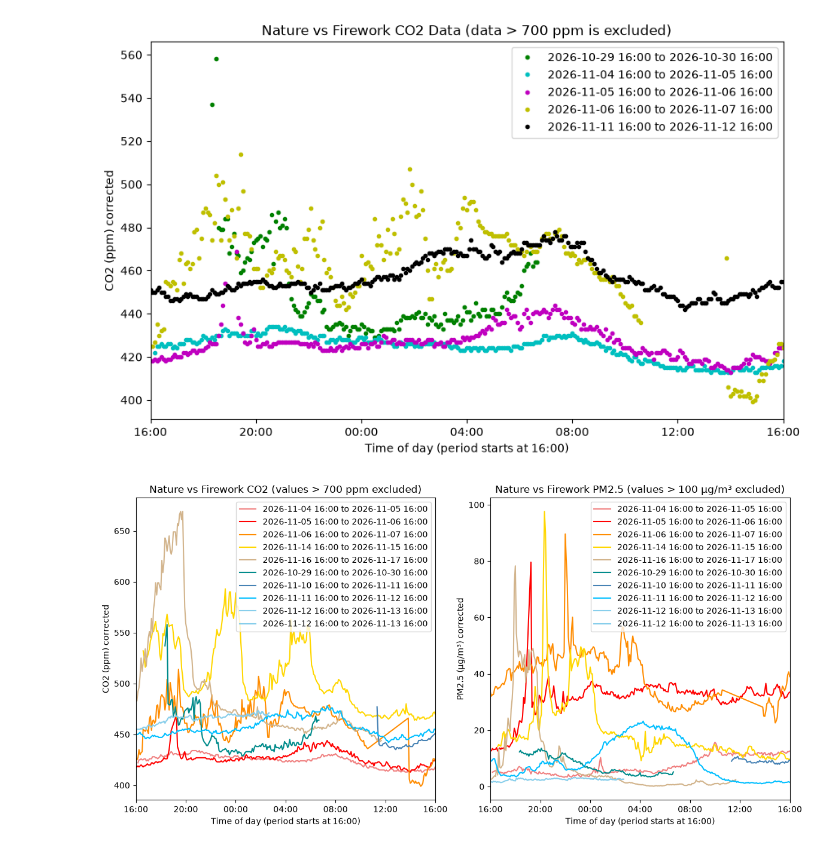
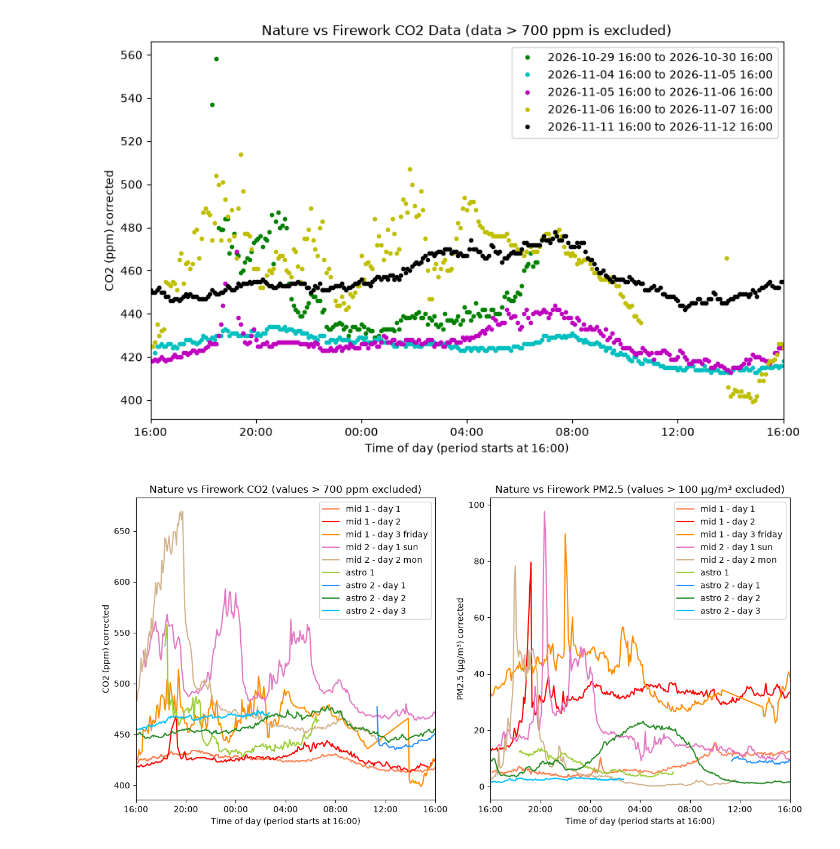
Before and after one commit to lindaccyy-stack/EDAAi, a Jupyter notebook: data_analysis.ipynb, the cells around one changed output. Drawn from its saved outputs; the diff is of its cells as text; code cells hidden in the pictures.

```diff
--- a/data_analysis.ipynb
+++ b/data_analysis.ipynb
@@ -150,21 +150,21 @@ plt.show()
 # %%
 # figure 5 - CO2 (left) and PM2.5 (right)
 nature_periods = [
-    ('2026-11-04 16:00', '2026-11-05 16:00'), # mid 1 - day 1
-    ('2026-11-05 16:00', '2026-11-06 16:00'), # mid 1 - day 2
-    ('2026-11-06 16:00', '2026-11-07 16:00'), # mid 1 - day 3 friday
-    ('2026-11-14 16:00', '2026-11-15 16:00'), # mid 2 - day 1 sun
-    ('2026-11-16 16:00', '2026-11-17 16:00'), # mid 2 - day 2 mon
-    ('2026-10-29 16:00', '2026-10-30 16:00'), # astro 1
-    ('2026-11-10 16:00', '2026-11-11 16:00'), # astro 2 - day 1
-    ('2026-11-11 16:00', '2026-11-12 16:00'), # astro 2 - day 2
-    ('2026-11-12 16:00', '2026-11-13 16:00'), # astro 2 - day 3
+    ('2026-11-04 16:00', '2026-11-05 16:00', 'mid 1 - day 1'),
+    ('2026-11-05 16:00', '2026-11-06 16:00', 'mid 1 - day 2'),
+    ('2026-11-06 16:00', '2026-11-07 16:00', 'mid 1 - day 3 friday'),
+    ('2026-11-14 16:00', '2026-11-15 16:00', 'mid 2 - day 1 sun'),
+    ('2026-11-16 16:00', '2026-11-17 16:00', 'mid 2 - day 2 mon'),
+    ('2026-10-29 16:00', '2026-10-30 16:00', 'astro 1'),
+    ('2026-11-10 16:00', '2026-11-11 16:00', 'astro 2 - day 1'),
+    ('2026-11-11 16:00', '2026-11-12 16:00', 'astro 2 - day 2'),
+    ('2026-11-12 16:00', '2026-11-13 16:00', 'astro 2 - day 3'),
     ]
 
-colors = ['lightcoral', 'red', 'darkorange', 'gold', 'tan', 'darkcyan', 'steelblue', 'deepskyblue', 'skyblue']
+colors = ['coral', 'red', 'darkorange', 'tab:pink', 'tan', 'yellowgreen', 'dodgerblue', 'forestgreen', 'deepskyblue']
 fig, (ax_co2, ax_pm25) = plt.subplots(1, 2, figsize=(12, 6))
 
-for i, (start, end) in enumerate(nature_periods):
+for i, (start, end, label) in enumerate(nature_periods):
     for f in files:
         data = pd.read_csv(f)
         data['Local Date/Time'] = pd.to_datetime(data['Local Date/Time'])
@@ -179,35 +179,36 @@ for i, (start, end) in enumerate(nature_periods):
             ax_co2.plot(
                 co2_data['Elapsed Time'],
                 co2_data['CO2 (ppm) corrected'],
-                '-', color=colors[i], label=f'{start} to {end}'
+                '-', color=colors[i], label=label
             )
 
         pm25_data = zoom_data[zoom_data['PM2.5 (μg/m³) corrected'] <= 100].copy()
         if not pm25_data.empty:
             pm25_data['Elapsed Time'] = (
                 pm25_data['Local Date/Time'] - pd.to_datetime(start)
             ).dt.total_seconds() / 3600
             ax_pm25.plot(
                 pm25_data['Elapsed Time'],
                 pm25_data['PM2.5 (μg/m³) corrected'],
-                '-', color=colors[i], label=f'{start} to {end}'
+                '-', color=colors[i], label=label
             )
 
 for ax in (ax_co2, ax_pm25):
     ax.set_xlim(0, 24)
     ax.set_xticks(range(0, 25, 4))
     ax.xaxis.set_major_formatter(FuncFormatter(elapsed_to_clock_time))
     ax.set_xlabel('Time of day (period starts at 16:00)')
+    handles, labels = ax.get_legend_handles_labels()
+    unique_labels = dict(zip(labels, handles))
+    ax.legend(unique_labels.values(), unique_labels.keys())
 
 ax_co2.set_ylabel('CO2 (ppm) corrected')
 ax_co2.set_title('Nature vs Firework CO2 (values > 700 ppm excluded)')
-ax_co2.legend()
 
 ax_pm25.set_ylabel('PM2.5 (μg/m³) corrected')
 ax_pm25.set_title('Nature vs Firework PM2.5 (values > 100 μg/m³ excluded)')
-ax_pm25.legend()
 
 fig.tight_layout()
 plt.show()
 # %% [output]
-[figure, old version]
+[figure, new version]
```
Also changed, not shown: 1 other file.
